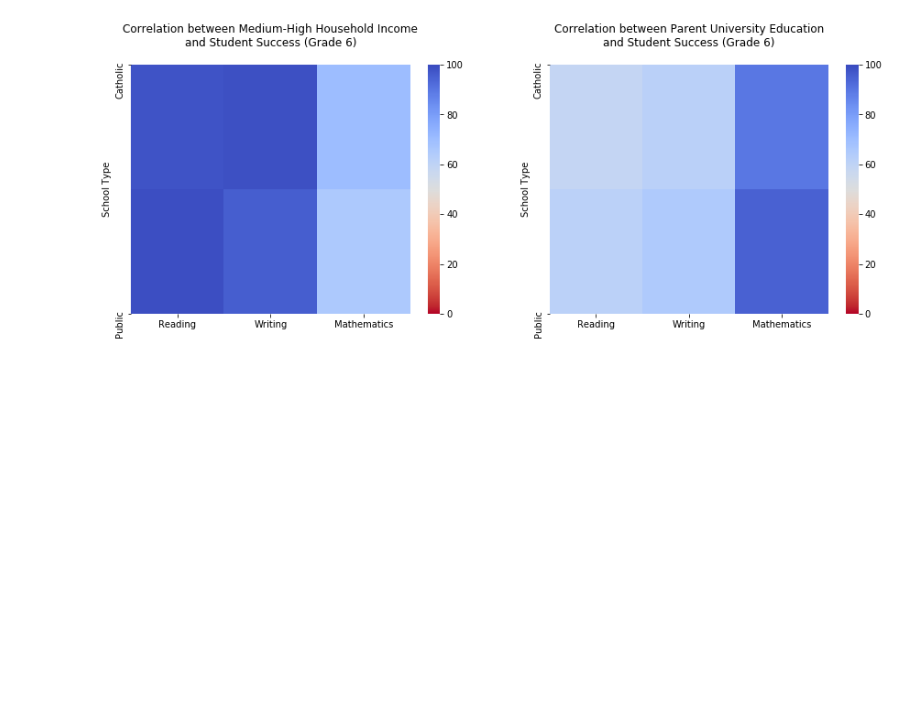
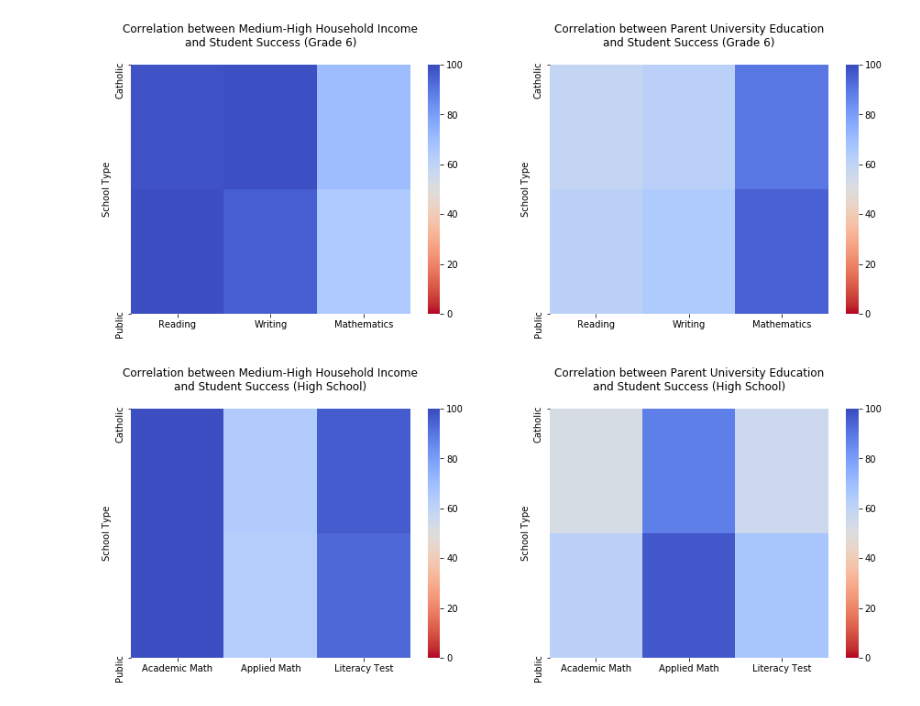
Before and after one commit to StevennTran/DataVizProject, a Jupyter notebook: CP321 Project .ipynb, the cells around one changed output. Saved outputs shown, nothing was run; the diff lists cells and outputs as text; code cells hidden in the pictures; blank space fills up the shorter version.

Commit message:
Added Statistics for High Schoolers

```diff
--- a/CP321 Project .ipynb
+++ b/CP321 Project .ipynb
@@ -67,6 +67,41 @@ for num in range(3):
 # dfGrade3Education
 # dfGrade6Income
 # dfGrade6Education
+
+
+# -------------------------------------------------------------------------------------------------------------
+
+
+h2 = "Percentage of Grade 9 Students Achieving the Provincial Standard in Academic Mathematics"
+h3 = "Percentage of Grade 9 Students Achieving the Provincial Standard in Applied Mathematics"
+h4 = "Percentage of Students That Passed the Grade 10 OSSLT on Their First Attempt"
+
+df = pd.read_excel("data/EQAO_Statistics.xlsx", sheet_name = "SIF_1718prelim_EQAO1718_EN")
+df = df.loc[(df["School Level"] == "Secondary") & (df["School Type"] == "Catholic") | (df["School Type"] == "Public")]
+
+df = df[[h1, h2, h3, h4, h8, h9]]
+dfHighSchool = df.groupby([h1]).mean()
+
+dfHighSchoolIncome    = pd.DataFrame(index = dfHighSchool.index)
+dfHighSchoolEducation = pd.DataFrame(index = dfHighSchool.index)
+
+
+labels = ["Academic Math", "Applied Math", "Literacy Test"]
+
+for num in range(3):
+    # Initally Empty Arrays - Will become the columns in the new Dataframe
+    IncomeDiff    = []
+    EducationDiff = []
+    for num2 in range(2):
+        # Calculation for Income difference = 100 - absolute(child% - low household income%)
+        IncomeDiff.append(100 - abs( (100 * dfHighSchool.iat[num2,num]) - (100 - dfHighSchool.iat[num2, 3])))
+
+        # Calculation for Education Difference = 100 - absolute(child % - University Education %)
+        EducationDiff.append(100 - abs((100 * dfHighSchool.iat[num2,num]) - dfHighSchool.iat[num2, 4]))
+
+    # Creating the new columns in the DataFrames
+    dfHighSchoolIncome[labels[num]]    = IncomeDiff
+    dfHighSchoolEducation[labels[num]] = EducationDiff
 # %%
 coolwarm = plt.cm.get_cmap('coolwarm')
 warmcool = coolwarm.reversed()
@@ -91,3 +126,15 @@ ax2.set_title('Correlation between Parent University Education\n' + r'and Studen
 plt.show()
 # %% [output]
 [figure]
+# %%
+coolwarm = plt.cm.get_cmap('coolwarm')
+warmcool = coolwarm.reversed()
+
+fig, (ax1, ax2) = plt.subplots(1, 2, figsize=(15, 5))
+sns.heatmap(dfHighSchoolIncome, ax=ax1, vmin=0, vmax=100, cmap=warmcool)
+sns.heatmap(dfHighSchoolEducation, ax=ax2, vmin=0, vmax=100, cmap=warmcool)
+ax1.set_title('Correlation between Medium-High Household Income\n' + r'and Student Success (High School)', pad=20)
+ax2.set_title('Correlation between Parent University Education\n' + r'and Student Success (High School)', pad=20)
+plt.show()
+# %% [output]
+[figure, added]
```
Also changed, not shown: 1 other file.
